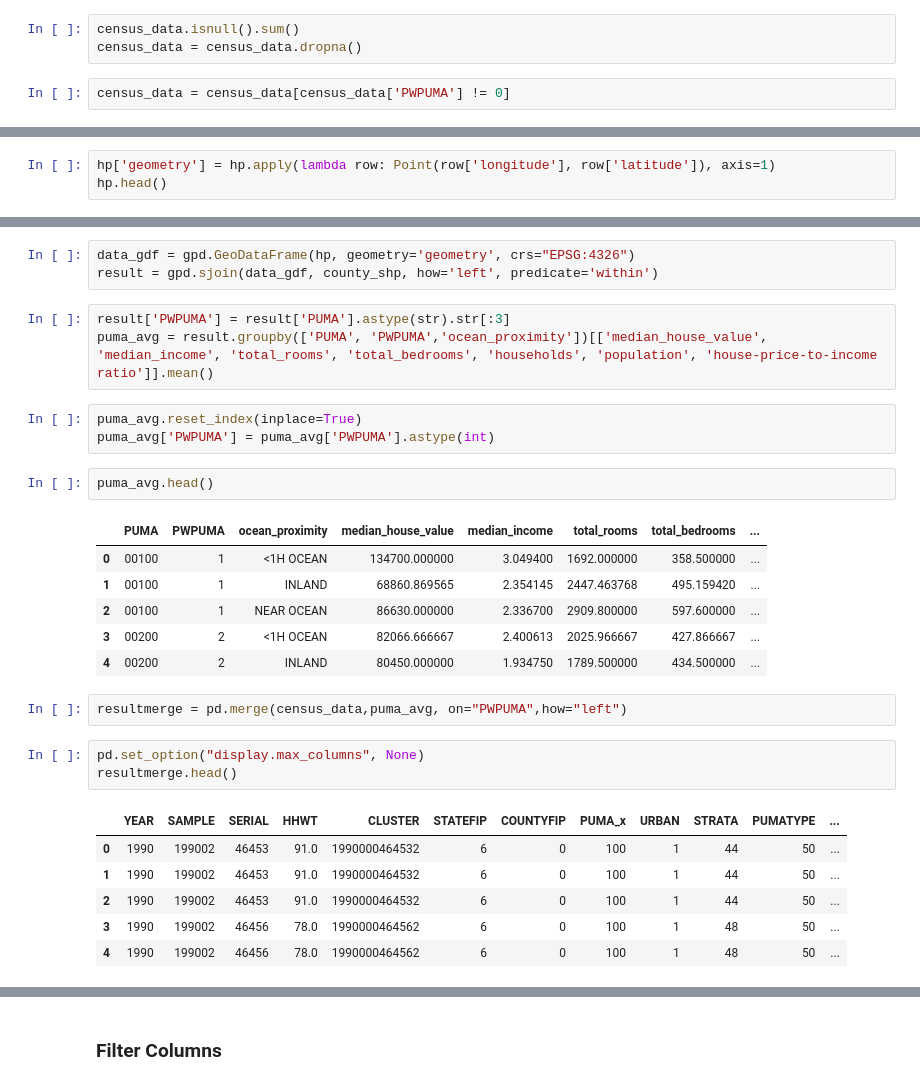
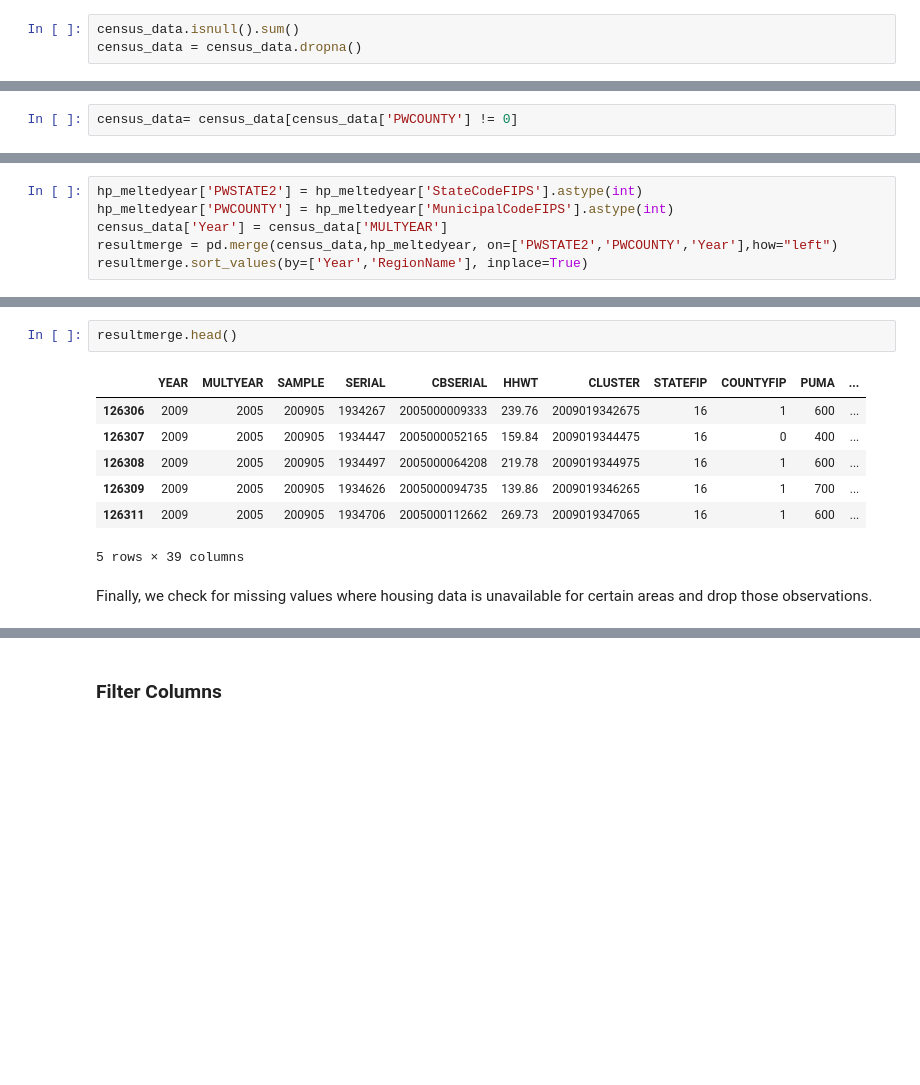
Before and after one commit to ECO225-W2025/eco225-project-code-DianaShen1224, a Jupyter notebook: Code/codebook.ipynb, the cells around one changed output, grey strips where cells are left out. Cells and saved outputs as stored; diff of their text form; blank space fills up the shorter version.

```diff
--- a/Code/codebook.ipynb
+++ b/Code/codebook.ipynb
@@ -123,5 +217,3 @@ hp = hp.dropna()
 # %%
 census_data.isnull().sum()
 census_data = census_data.dropna()
-# %%
-census_data = census_data[census_data['PWPUMA'] != 0]
@@ -128 +222,3 @@ census_data = census_data[census_data['PWPUMA'] != 0]
+# %%
+census_data= census_data[census_data['PWCOUNTY'] != 0]
 # %% [markdown]
@@ -130,3 +232,6 @@ census_data = census_data[census_data['PWPUMA'] != 0]
 # %%
-hp['geometry'] = hp.apply(lambda row: Point(row['longitude'], row['latitude']), axis=1)
-hp.head()
+hp_meltedyear['PWSTATE2'] = hp_meltedyear['StateCodeFIPS'].astype(int)
+hp_meltedyear['PWCOUNTY'] = hp_meltedyear['MunicipalCodeFIPS'].astype(int)
+census_data['Year'] = census_data['MULTYEAR']
+resultmerge = pd.merge(census_data,hp_meltedyear, on=['PWSTATE2','PWCOUNTY','Year'],how="left")
+resultmerge.sort_values(by=['Year','RegionName'], inplace=True)
@@ -140,32 +238,14 @@ hp.head()
-# %%
-data_gdf = gpd.GeoDataFrame(hp, geometry='geometry', crs="EPSG:4326")
-result = gpd.sjoin(data_gdf, county_shp, how='left', predicate='within')
-# %%
-result['PWPUMA'] = result['PUMA'].astype(str).str[:3]
-puma_avg = result.groupby(['PUMA', 'PWPUMA','ocean_proximity'])[['median_house_value', 'median_income', 'total_rooms', 'total_bedrooms', 'households', 'population', 'house-price-to-income ratio']].mean()
-# %%
-puma_avg.reset_index(inplace=True)
-puma_avg['PWPUMA'] = puma_avg['PWPUMA'].astype(int)
-# %%
-puma_avg.head()
-# %% [output]
-|  | PUMA | PWPUMA | ocean_proximity | median_house_value | median_income | total_rooms | total_bedrooms | ... |
-| 0 | 00100 | 1 | <1H OCEAN | 134700.000000 | 3.049400 | 1692.000000 | 358.500000 | ... |
-| 1 | 00100 | 1 | INLAND | 68860.869565 | 2.354145 | 2447.463768 | 495.159420 | ... |
-| 2 | 00100 | 1 | NEAR OCEAN | 86630.000000 | 2.336700 | 2909.800000 | 597.600000 | ... |
-| 3 | 00200 | 2 | <1H OCEAN | 82066.666667 | 2.400613 | 2025.966667 | 427.866667 | ... |
-| 4 | 00200 | 2 | INLAND | 80450.000000 | 1.934750 | 1789.500000 | 434.500000 | ... |
-# %%
-resultmerge = pd.merge(census_data,puma_avg, on="PWPUMA",how="left")
 # %%
-pd.set_option("display.max_columns", None)
 resultmerge.head()
 # %% [output]
-|  | YEAR | SAMPLE | SERIAL | HHWT | CLUSTER | STATEFIP | COUNTYFIP | PUMA_x | URBAN | STRATA | PUMATYPE | ... |
-| 0 | 1990 | 199002 | 46453 | 91.0 | 1990000464532 | 6 | 0 | 100 | 1 | 44 | 50 | ... |
-| 1 | 1990 | 199002 | 46453 | 91.0 | 1990000464532 | 6 | 0 | 100 | 1 | 44 | 50 | ... |
-| 2 | 1990 | 199002 | 46453 | 91.0 | 1990000464532 | 6 | 0 | 100 | 1 | 44 | 50 | ... |
-| 3 | 1990 | 199002 | 46456 | 78.0 | 1990000464562 | 6 | 0 | 100 | 1 | 48 | 50 | ... |
-| 4 | 1990 | 199002 | 46456 | 78.0 | 1990000464562 | 6 | 0 | 100 | 1 | 48 | 50 | ... |
+|  | YEAR | MULTYEAR | SAMPLE | SERIAL | CBSERIAL | HHWT | CLUSTER | STATEFIP | COUNTYFIP | PUMA | ... |
+| 126306 | 2009 | 2005 | 200905 | 1934267 | 2005000009333 | 239.76 | 2009019342675 | 16 | 1 | 600 | ... |
+| 126307 | 2009 | 2005 | 200905 | 1934447 | 2005000052165 | 159.84 | 2009019344475 | 16 | 0 | 400 | ... |
+| 126308 | 2009 | 2005 | 200905 | 1934497 | 2005000064208 | 219.78 | 2009019344975 | 16 | 1 | 600 | ... |
+| 126309 | 2009 | 2005 | 200905 | 1934626 | 2005000094735 | 139.86 | 2009019346265 | 16 | 1 | 700 | ... |
+| 126311 | 2009 | 2005 | 200905 | 1934706 | 2005000112662 | 269.73 | 2009019347065 | 16 | 1 | 600 | ... |
+5 rows × 39 columns
+# %% [markdown]
+Finally, we check for missing values where housing data is unavailable for certain areas and drop those observations.
 # %%
 resultmerge.isnull().sum()
```
Also changed, not shown: parts of 96 cells of this notebook.
